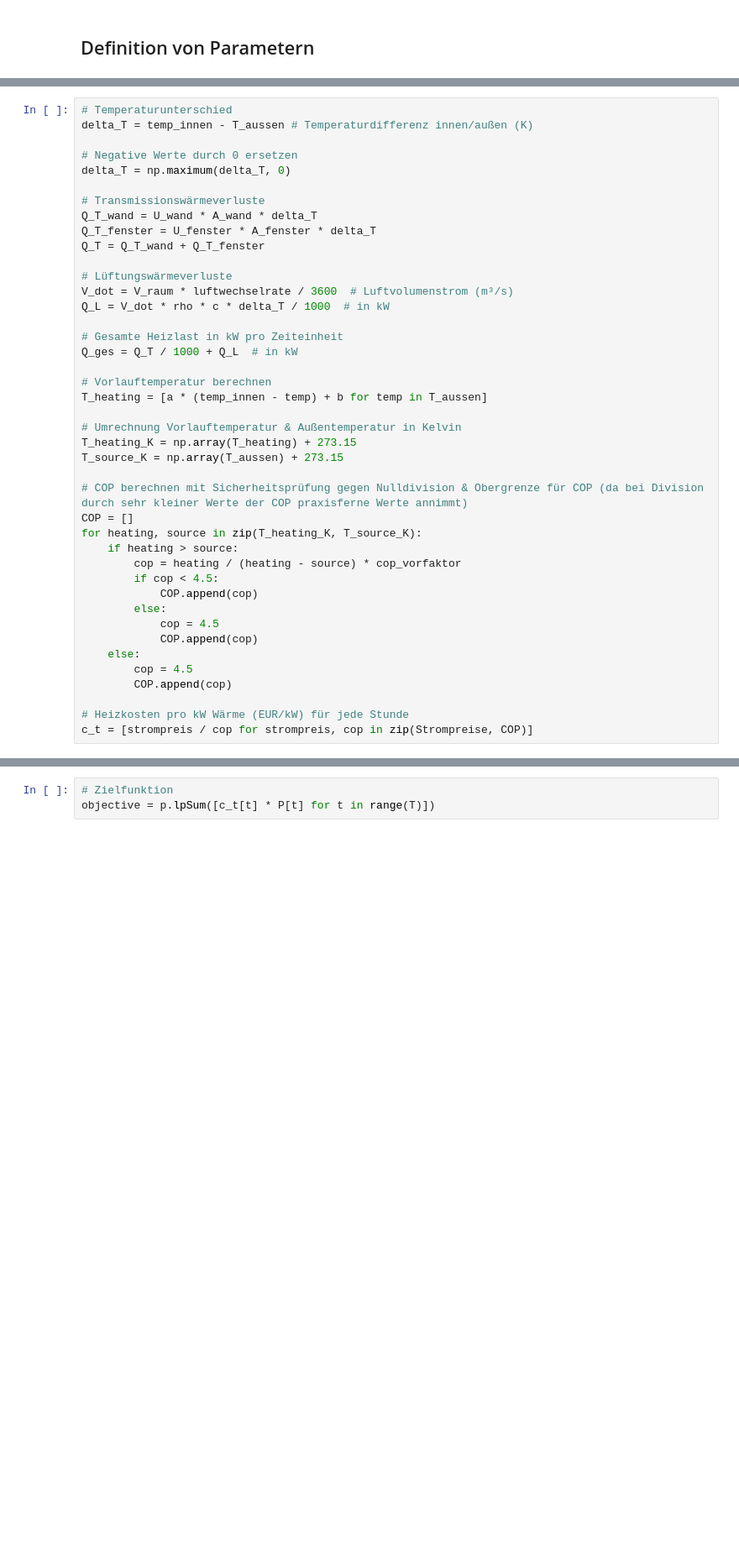
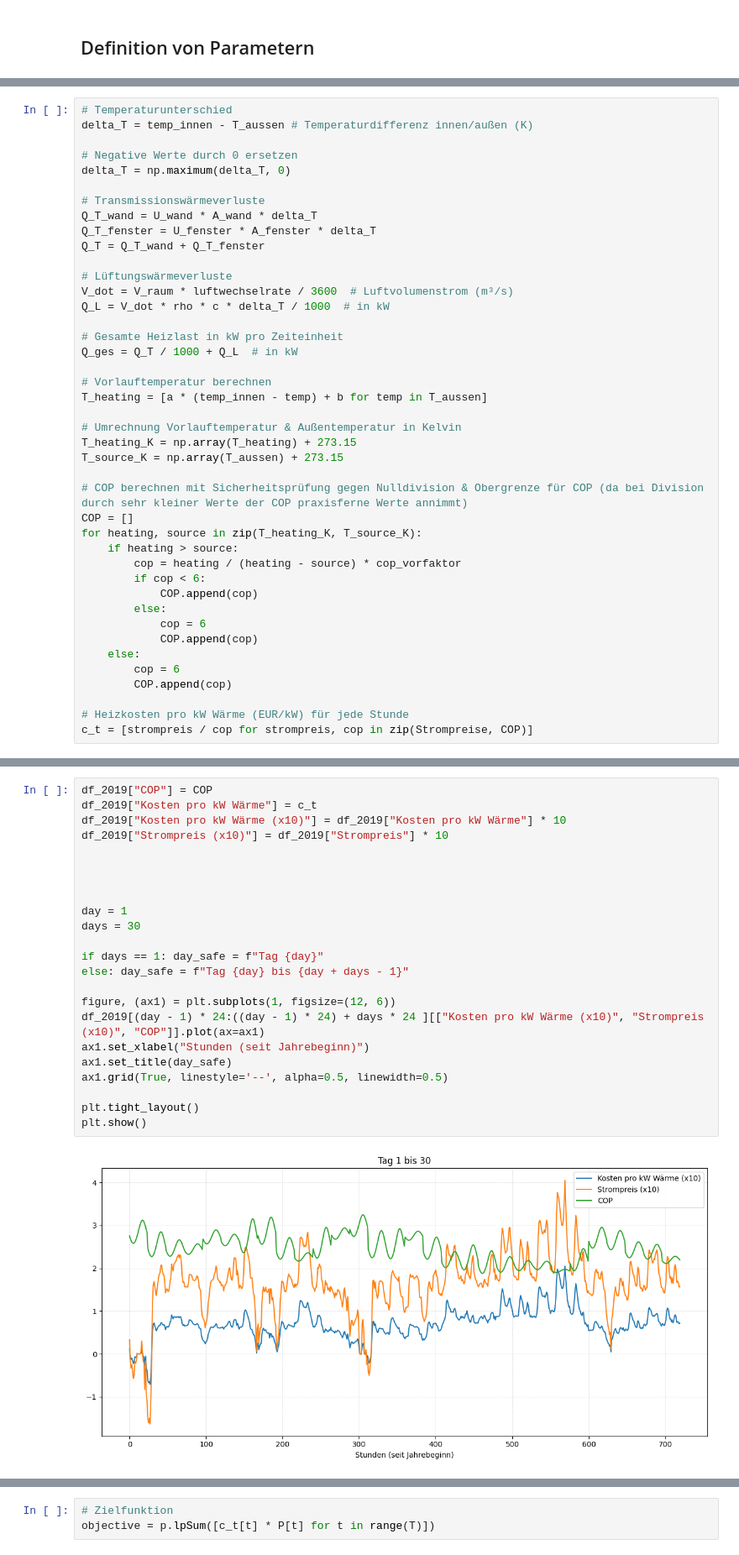
Before and after one commit to Julian3721/heatpump-operation-optimization, a Jupyter notebook: main.ipynb, the cells around one changed output, grey strips where cells are left out. Shown: that part at 84% size. Drawn from its saved outputs; the diff is of its cells as text; blank space fills up the shorter version.

```diff
--- a/main.ipynb
+++ b/main.ipynb
@@ -254,13 +253,13 @@ COP = []
 for heating, source in zip(T_heating_K, T_source_K):
     if heating > source:
         cop = heating / (heating - source) * cop_vorfaktor
-        if cop < 4.5:
+        if cop < 6:
             COP.append(cop)
         else:
-            cop = 4.5
+            cop = 6
             COP.append(cop)
     else:
-        cop = 4.5
+        cop = 6
         COP.append(cop)
 
 # Heizkosten pro kW Wärme (EUR/kW) für jede Stunde
@@ -268 +271,26 @@ c_t = [strompreis / cop for strompreis, cop in zip(Strompreise, COP)]
+# %%
+df_2019["COP"] = COP
+df_2019["Kosten pro kW Wärme"] = c_t
+df_2019["Kosten pro kW Wärme (x10)"] = df_2019["Kosten pro kW Wärme"] * 10
+df_2019["Strompreis (x10)"] = df_2019["Strompreis"] * 10
+
+
+
+
+day = 1
+days = 30
+
+if days == 1: day_safe = f"Tag {day}"
+else: day_safe = f"Tag {day} bis {day + days - 1}"
+
+figure, (ax1) = plt.subplots(1, figsize=(12, 6))
+df_2019[(day - 1) * 24:((day - 1) * 24) + days * 24 ][["Kosten pro kW Wärme (x10)", "Strompreis (x10)", "COP"]].plot(ax=ax1)
+ax1.set_xlabel("Stunden (seit Jahrebeginn)")
+ax1.set_title(day_safe)
+ax1.grid(True, linestyle='--', alpha=0.5, linewidth=0.5)
+
+plt.tight_layout()
+plt.show()
+# %% [output]
+[figure, added]
 # %% [markdown]
```
Also changed, not shown: parts of 35 cells of this notebook.
